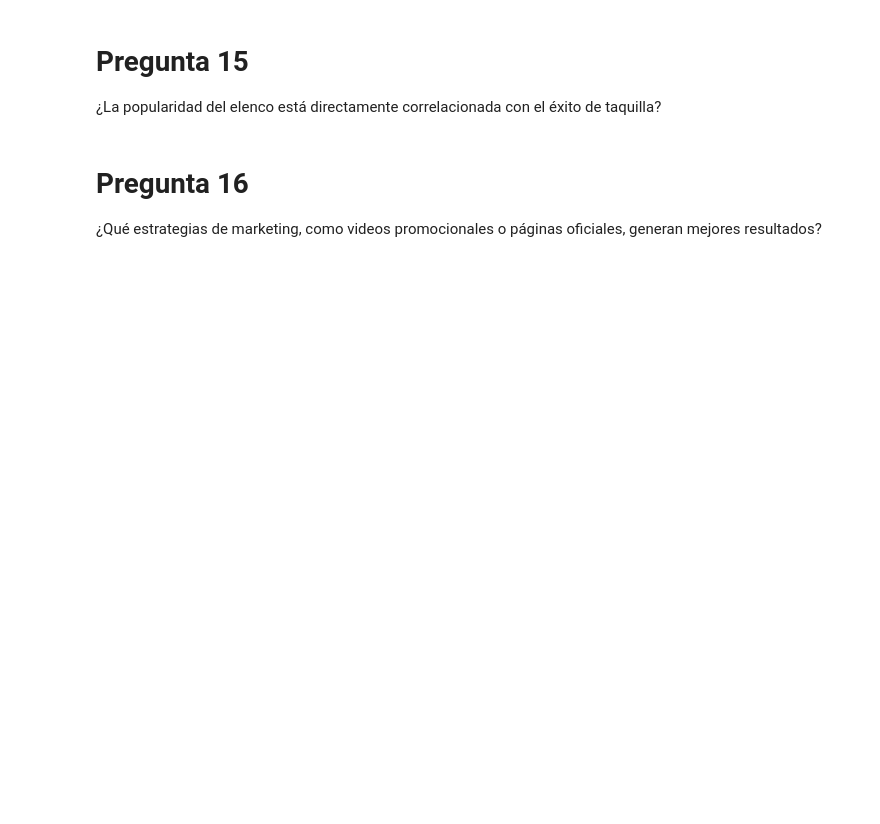
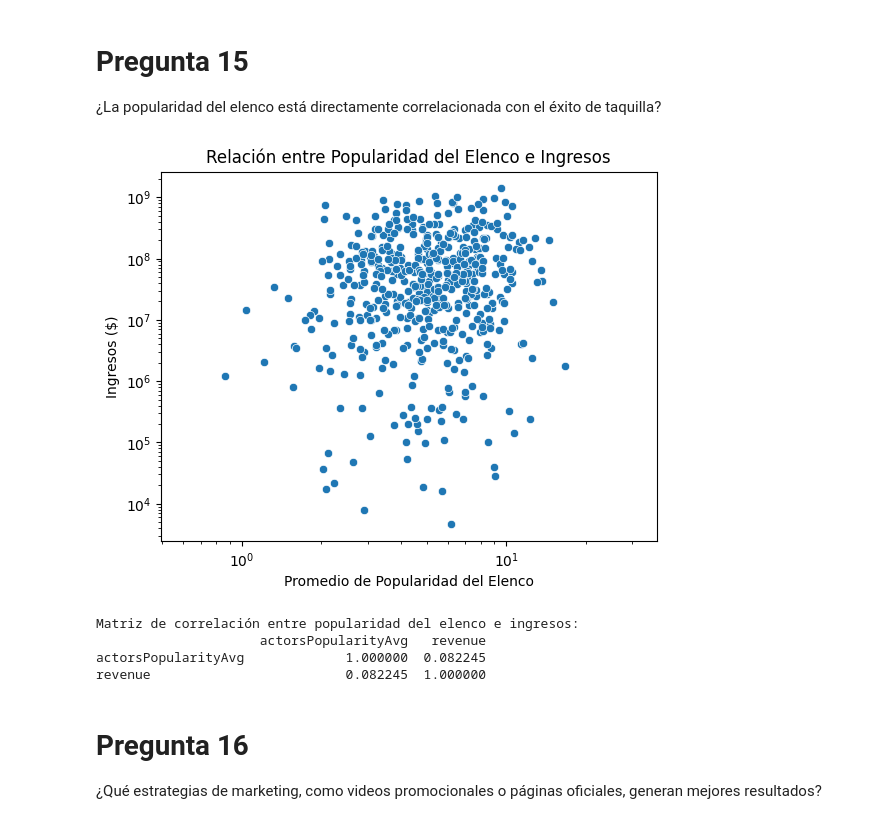
Before and after one commit to DiegoGarV/Proyecto1-mineria, a Jupyter notebook: HDT1-2.ipynb, the cells around one changed output. Drawn from its saved outputs; the diff is of its cells as text; code cells hidden in the pictures; blank space fills up the shorter version.

```diff
--- a/HDT1-2.ipynb
+++ b/HDT1-2.ipynb
@@ -135,3 +131,45 @@ print(correlation)
+# %%
+import seaborn as sns
+import matplotlib.pyplot as plt
+
+# Reemplazar valores vacíos y no numéricos con NaN
+df['actorsPopularity'] = df['actorsPopularity'].apply(
+    lambda x: x if isinstance(x, str) and all(c.isdigit() or c in '.|' for c in x) else None
+)
+
+# Eliminar filas con valores incorrectos
+df = df.dropna(subset=['actorsPopularity'])
+
+# Reemplazar valores vacíos en la lista con '0'
+df['actorsPopularity'] = df['actorsPopularity'].apply(lambda x: '|'.join(['0' if v == '' else v for v in x.split('|')]))
+
+# Convertir a una lista de floats y calcular el promedio
+df['actorsPopularityAvg'] = df['actorsPopularity'].str.split('|').apply(
+    lambda x: sum(map(float, x)) / len(x) if isinstance(x, list) and len(x) > 0 else 0
+)
+
+# Tomar una muestra aleatoria de 1000 filas para mejorar el rendimiento
+df_sample = df.sample(n=1000, random_state=42) if len(df) > 1000 else df
+
+# Graficar
+sns.scatterplot(x=df_sample['actorsPopularityAvg'], y=df_sample['revenue'])
+plt.xlabel("Promedio de Popularidad del Elenco")
+plt.ylabel("Ingresos ($)")
+plt.title("Relación entre Popularidad del Elenco e Ingresos")
+plt.xscale("log")  # Si los valores son muy dispersos
+plt.yscale("log")
+plt.show()
+
+# Calcular la correlación
+correlation = df[['actorsPopularityAvg', 'revenue']].corr()
+print("Matriz de correlación entre popularidad del elenco e ingresos:")
+print(correlation)
+# %% [output]
+[figure, added]
+Matriz de correlación entre popularidad del elenco e ingresos:
+                     actorsPopularityAvg   revenue
+actorsPopularityAvg             1.000000  0.082245
+revenue                         0.082245  1.000000
 # %% [markdown]
 # Pregunta 16
 ¿Qué estrategias de marketing, como videos promocionales o páginas oficiales, generan mejores resultados?
```
Also changed, not shown: parts of 6 cells of this notebook.
